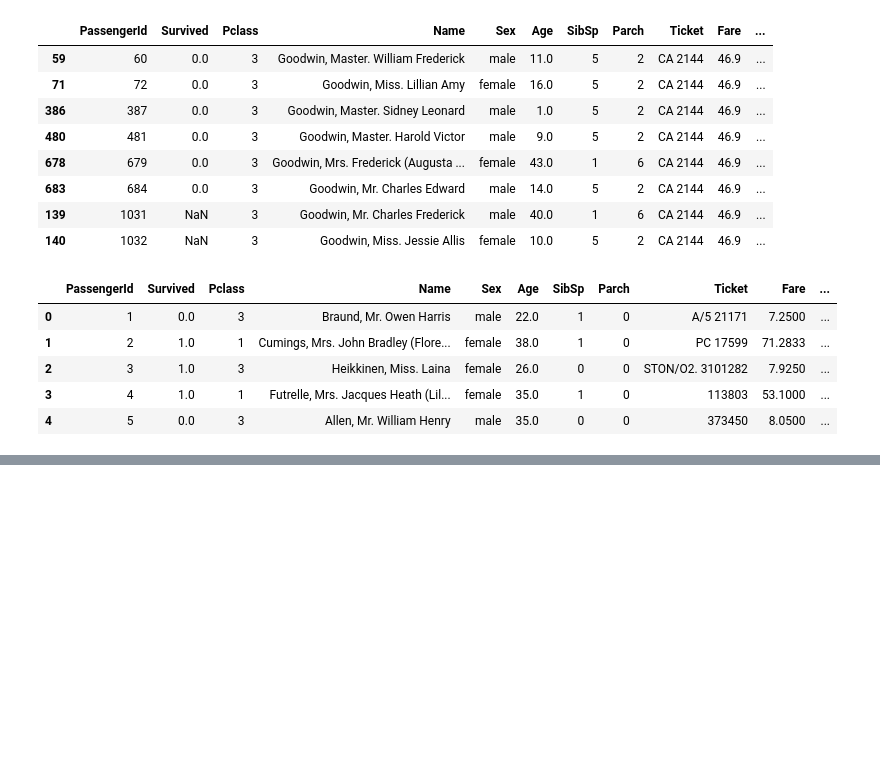
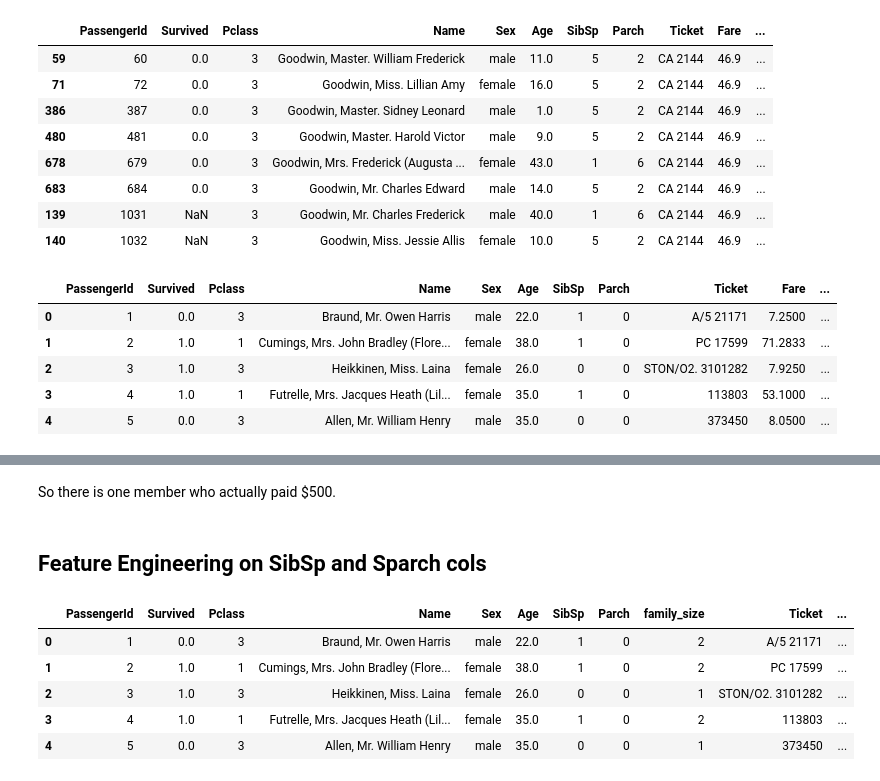
Before and after one commit to Muhammad-Waleed-Source/Exploratory-Data-Analysis, a Jupyter notebook: EDA.ipynb, the cells around one changed output, grey strips where cells are left out. Drawn from its saved outputs; the diff is of its cells as text; code cells hidden in the pictures; blank space fills up the shorter version.

Commit message:
Feature Engineering on SibSp and Sparch cols

```diff
--- a/EDA.ipynb
+++ b/EDA.ipynb
@@ -727,0 +745,17 @@ df.head()
+# %% [markdown]
+So there is one member who actually paid $500.
+# %% [markdown]
+## Feature Engineering on SibSp and Sparch cols
+# %%
+family_size = df['SibSp'] + df['Parch'] + 1
+# %%
+df.insert(8, 'family_size', family_size)
+# %%
+df.head()
+# %% [output]
+|  | PassengerId | Survived | Pclass | Name | Sex | Age | SibSp | Parch | family_size | Ticket | ... |
+| 0 | 1 | 0.0 | 3 | Braund, Mr. Owen Harris | male | 22.0 | 1 | 0 | 2 | A/5 21171 | ... |
+| 1 | 2 | 1.0 | 1 | Cumings, Mrs. John Bradley (Flore... | female | 38.0 | 1 | 0 | 2 | PC 17599 | ... |
+| 2 | 3 | 1.0 | 3 | Heikkinen, Miss. Laina | female | 26.0 | 0 | 0 | 1 | STON/O2. 3101282 | ... |
+| 3 | 4 | 1.0 | 1 | Futrelle, Mrs. Jacques Heath (Lil... | female | 35.0 | 1 | 0 | 2 | 113803 | ... |
+| 4 | 5 | 0.0 | 3 | Allen, Mr. William Henry | male | 35.0 | 0 | 0 | 1 | 373450 | ... |
```
Also changed, not shown: parts of 2 cells of this notebook.
